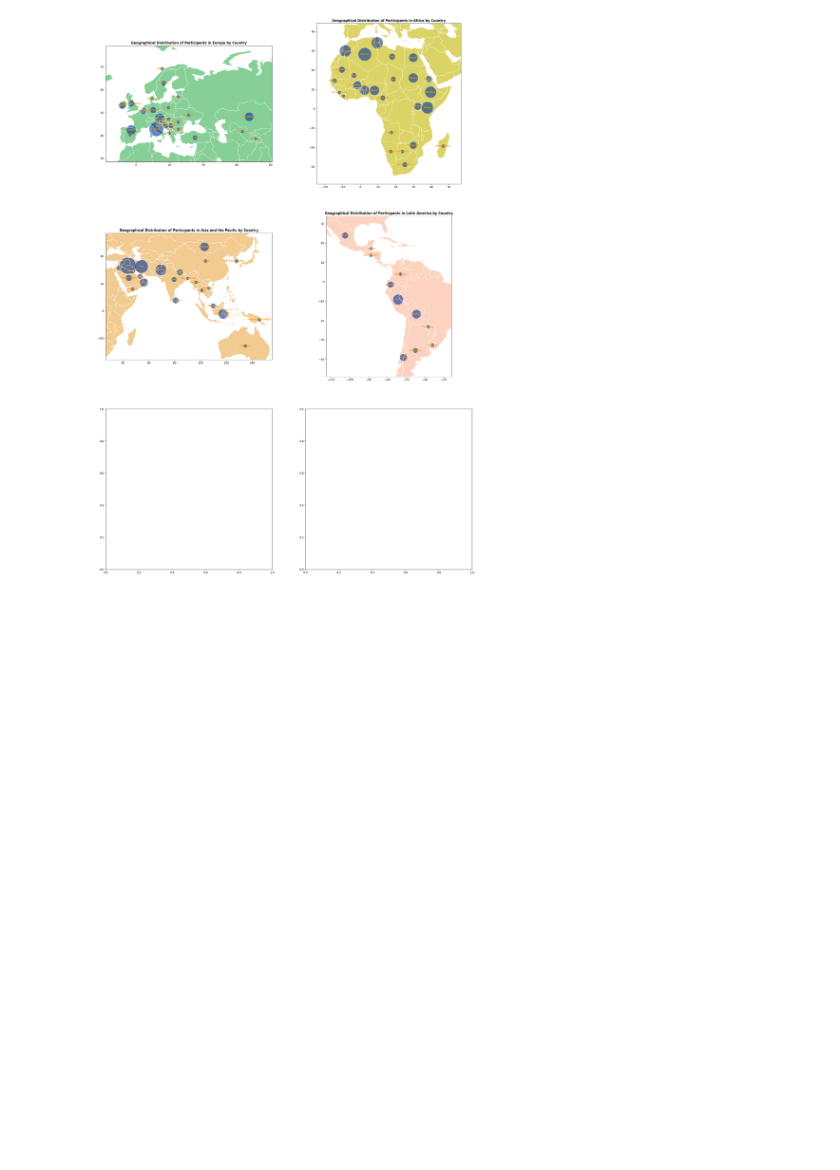
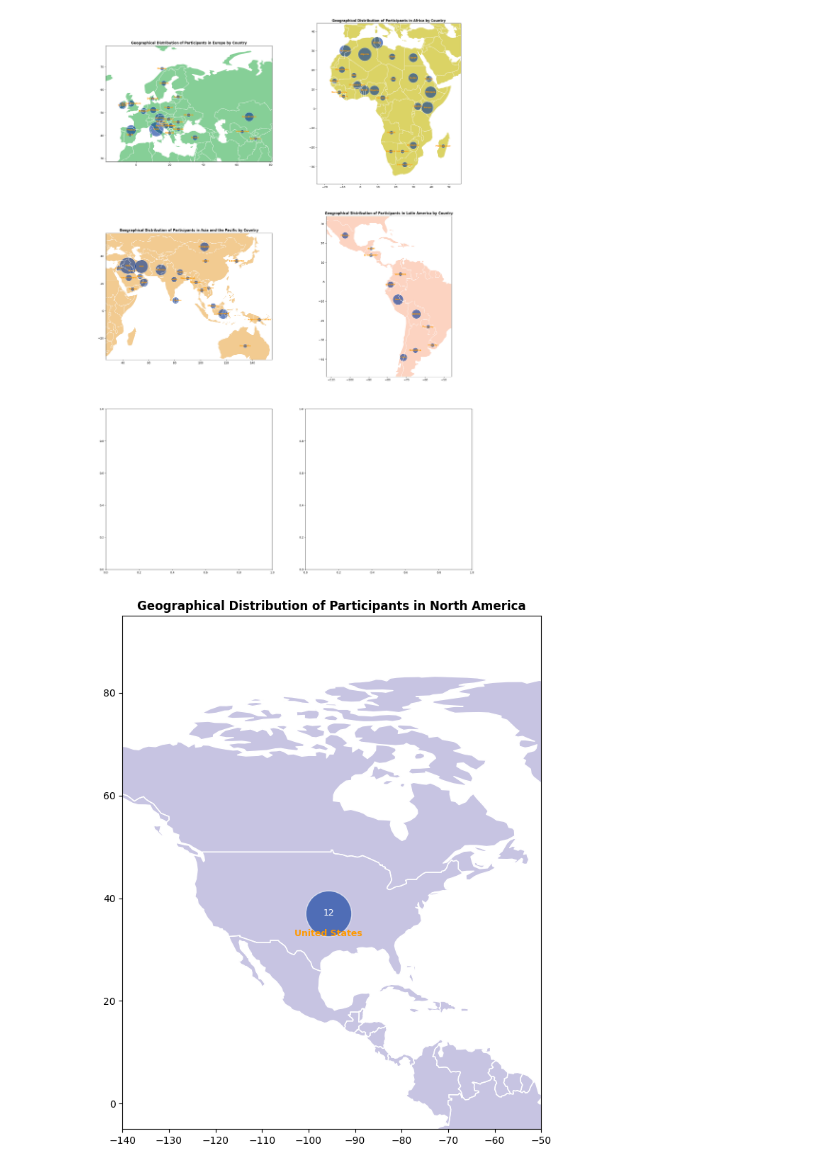
Before and after one commit to MaYuetong/MaYuetong, a Jupyter notebook: Participants_visualization.ipynb, the cells around one changed output. Drawn from its saved outputs; the diff is of its cells as text; code cells hidden in the pictures; blank space fills up the shorter version.

```diff
--- a/Participants_visualization.ipynb
+++ b/Participants_visualization.ipynb
@@ -335,3 +335,43 @@ WARNING:matplotlib.text:posx and posy should be finite values
 WARNING:matplotlib.text:posx and posy should be finite values
 WARNING:matplotlib.text:posx and posy should be finite values
 [figure]
+# %%
+import geopandas as gpd
+import matplotlib.pyplot as plt
+
+world = gpd.read_file(gpd.datasets.get_path('naturalearth_lowres'))
+
+world = world.to_crs("EPSG:4326")
+
+
+na_color_scheme = ['#c7c4e2','#8681b8']
+
+
+def plot_north_america_map():
+    fig, ax = plt.subplots(1, 1, figsize=(12, 8))
+
+    buffer = 20
+
+    north_america_world = world.cx[-170:-30, 5:85]
+
+    ax.set_xlim(-130-buffer/2, -60+buffer/2)
+    ax.set_ylim(5-buffer/2, 85+buffer/2)
+
+    north_america_world.boundary.plot(ax=ax, linewidth=1, color='white')
+    north_america_world.plot(ax=ax, color=na_color_scheme[0])
+
+
+    us_lon, us_lat = -95.7129, 37.0902
+    count = 12
+    ax.scatter(us_lon, us_lat, s=count*180, alpha=0.6, color='#003399', edgecolors='white')
+    ax.text(us_lon, us_lat, str(count), fontsize=9, color='white', ha='center', va='center')
+    ax.text(us_lon, us_lat - 4, 'United States', fontsize=9, color='#ff9900',weight='bold', ha='center', va='center')
+
+    ax.set_title('Geographical Distribution of Participants in North America', weight='bold')
+
+    plt.tight_layout()
+    plt.show()
+
+plot_north_america_map()
+# %% [output]
+[figure, added]
```
